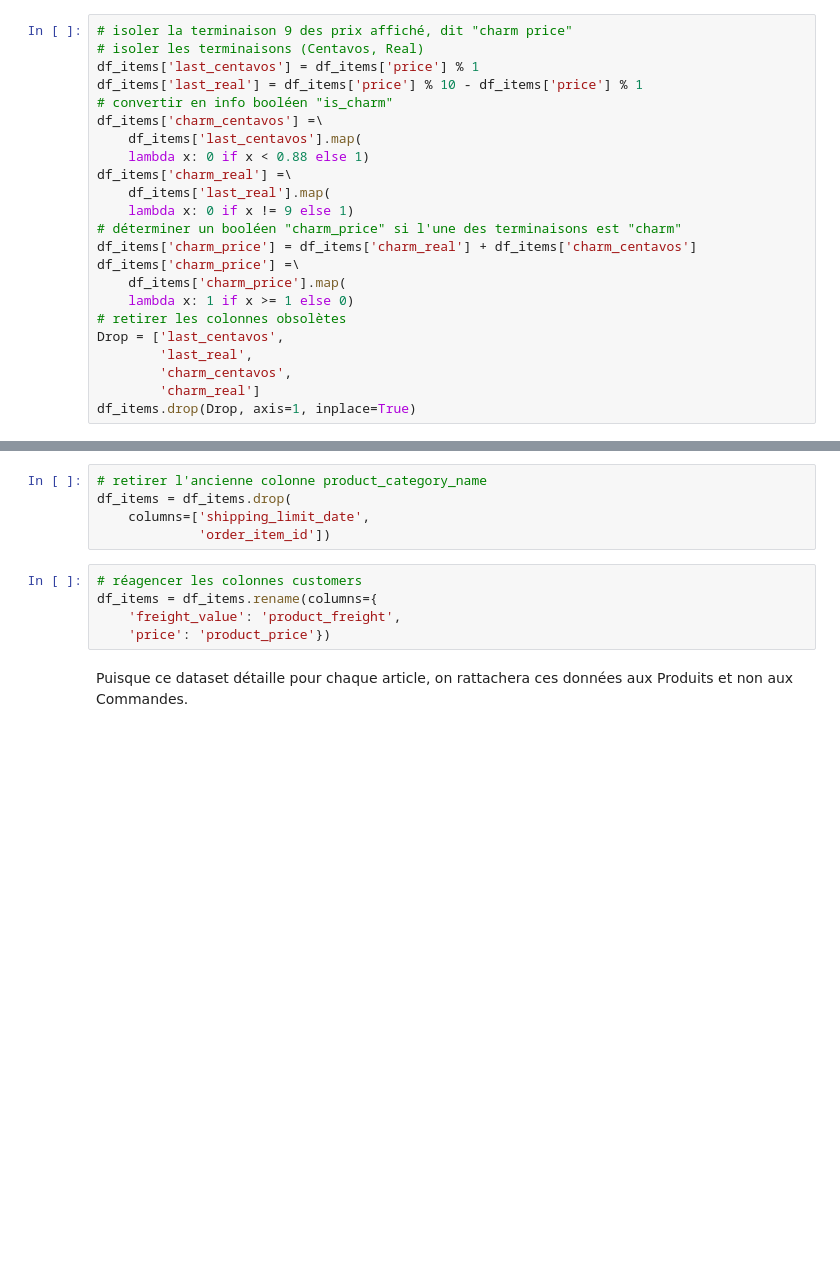
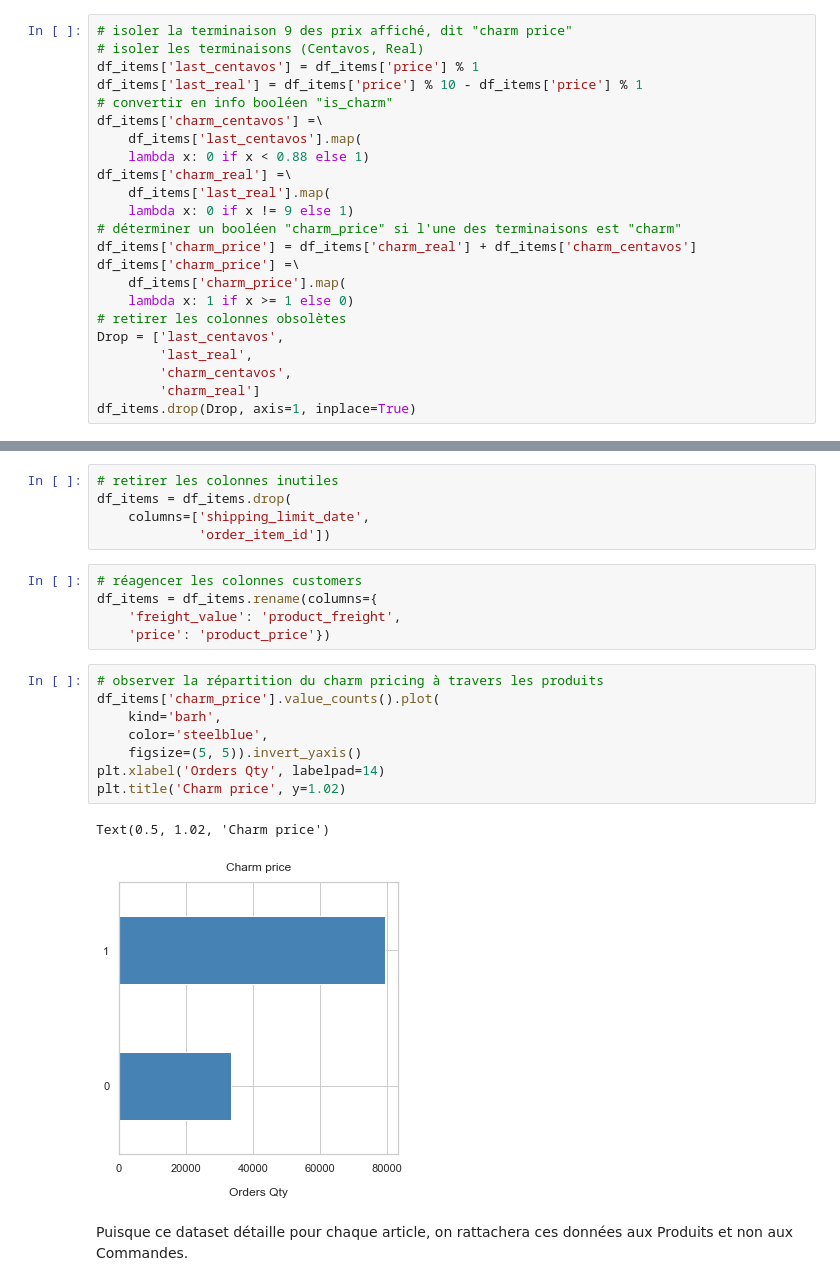
Before and after one commit to EtienneLardeur/P5_CustomerSegmentation, a Jupyter notebook: POlist_01_AnotebookEDA_uncleaned.ipynb, the cells around one changed output, grey strips where cells are left out. Cells and saved outputs as stored; diff of their text form; blank space fills up the shorter version.

```diff
--- a/POlist_01_AnotebookEDA_uncleaned.ipynb
+++ b/POlist_01_AnotebookEDA_uncleaned.ipynb
@@ -864,5 +897,5 @@ df_items.sample(3)
 # %%
-# retirer l'ancienne colonne product_category_name
+# retirer les colonnes inutiles
 df_items = df_items.drop(
     columns=['shipping_limit_date',
              'order_item_id'])
@@ -871,6 +904,17 @@ df_items = df_items.drop(
 df_items = df_items.rename(columns={
     'freight_value': 'product_freight',
     'price': 'product_price'})
+# %%
+# observer la répartition du charm pricing à travers les produits
+df_items['charm_price'].value_counts().plot(
+    kind='barh',
+    color='steelblue',
+    figsize=(5, 5)).invert_yaxis()
+plt.xlabel('Orders Qty', labelpad=14)
+plt.title('Charm price', y=1.02)
+# %% [output]
+Text(0.5, 1.02, 'Charm price')
+[figure, added]
 # %% [markdown]
 Puisque ce dataset détaille pour chaque article, on rattachera ces données aux Produits et non aux Commandes.
 # %% [markdown]
```
Also changed, not shown: parts of 131 cells of this notebook.
